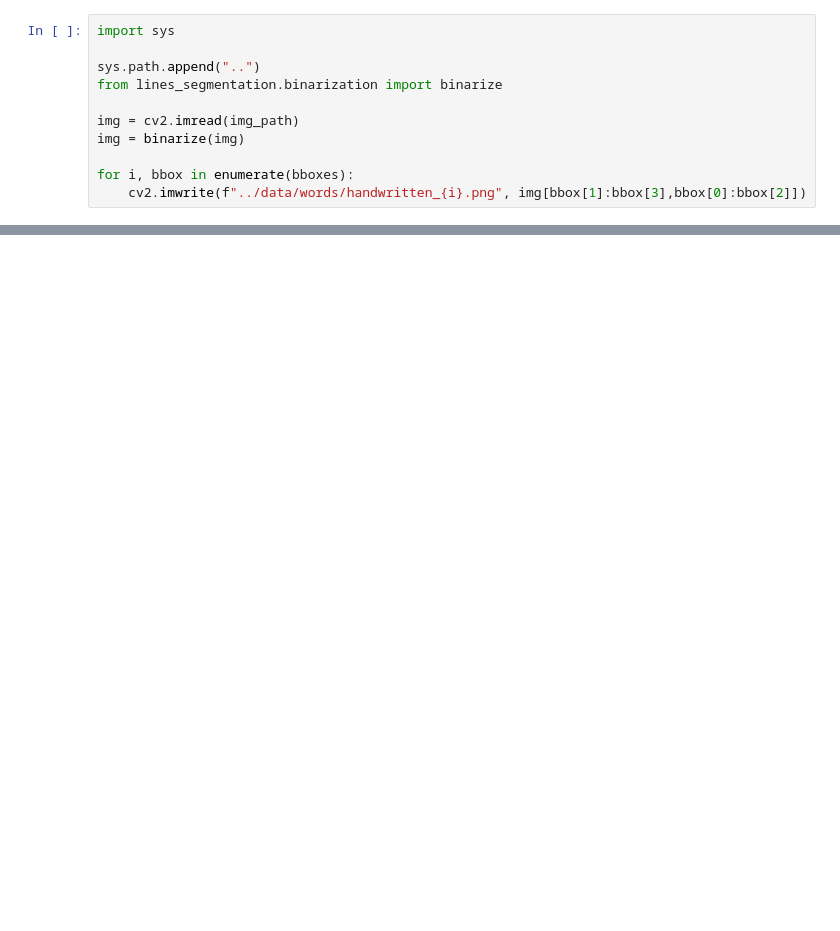
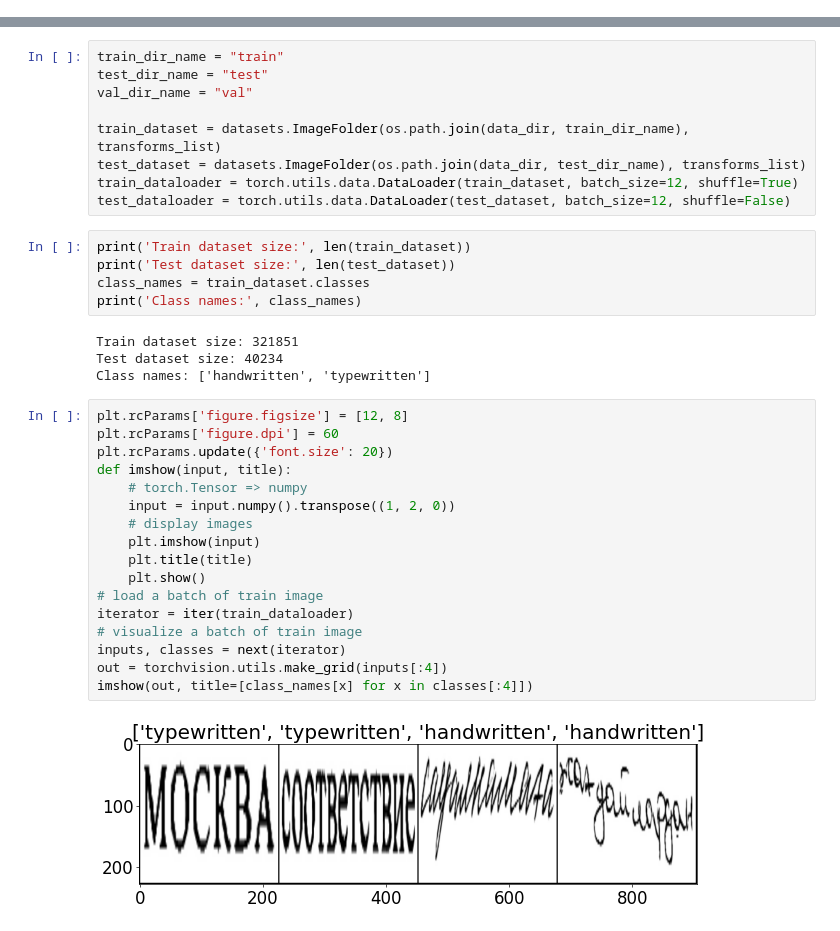
Before and after one commit to NastyBoget/hrtr, a Jupyter notebook: notebooks/text_classification.ipynb, the cells around one changed output, grey strips where cells are left out. Cells and saved outputs as stored; diff of their text form; blank space fills up the shorter version.

```diff
--- a/notebooks/text_classification.ipynb
+++ b/notebooks/text_classification.ipynb
@@ -20,11 +0,0 @@ bboxes = get_bboxes(img_path)
-# %%
-import sys
-
-sys.path.append("..")
-from lines_segmentation.binarization import binarize
-
-img = cv2.imread(img_path)
-img = binarize(img)
-
-for i, bbox in enumerate(bboxes):
-    cv2.imwrite(f"../data/words/handwritten_{i}.png", img[bbox[1]:bbox[3],bbox[0]:bbox[2]])
@@ -30,0 +51,37 @@ for i, bbox in enumerate(bboxes):
+# %%
+train_dir_name = "train"
+test_dir_name = "test"
+val_dir_name = "val"
+
+train_dataset = datasets.ImageFolder(os.path.join(data_dir, train_dir_name), transforms_list)
+test_dataset = datasets.ImageFolder(os.path.join(data_dir, test_dir_name), transforms_list)
+train_dataloader = torch.utils.data.DataLoader(train_dataset, batch_size=12, shuffle=True)
+test_dataloader = torch.utils.data.DataLoader(test_dataset, batch_size=12, shuffle=False)
+# %%
+print('Train dataset size:', len(train_dataset))
+print('Test dataset size:', len(test_dataset))
+class_names = train_dataset.classes
+print('Class names:', class_names)
+# %% [output]
+Train dataset size: 321851
+Test dataset size: 40234
+Class names: ['handwritten', 'typewritten']
+# %%
+plt.rcParams['figure.figsize'] = [12, 8]
+plt.rcParams['figure.dpi'] = 60
+plt.rcParams.update({'font.size': 20})
+def imshow(input, title):
+    # torch.Tensor => numpy
+    input = input.numpy().transpose((1, 2, 0))
+    # display images
+    plt.imshow(input)
+    plt.title(title)
+    plt.show()
+# load a batch of train image
+iterator = iter(train_dataloader)
+# visualize a batch of train image
+inputs, classes = next(iterator)
+out = torchvision.utils.make_grid(inputs[:4])
+imshow(out, title=[class_names[x] for x in classes[:4]])
+# %% [output]
+[figure, added]
```
Also changed, not shown: parts of 10 cells of this notebook, 4 other files.
